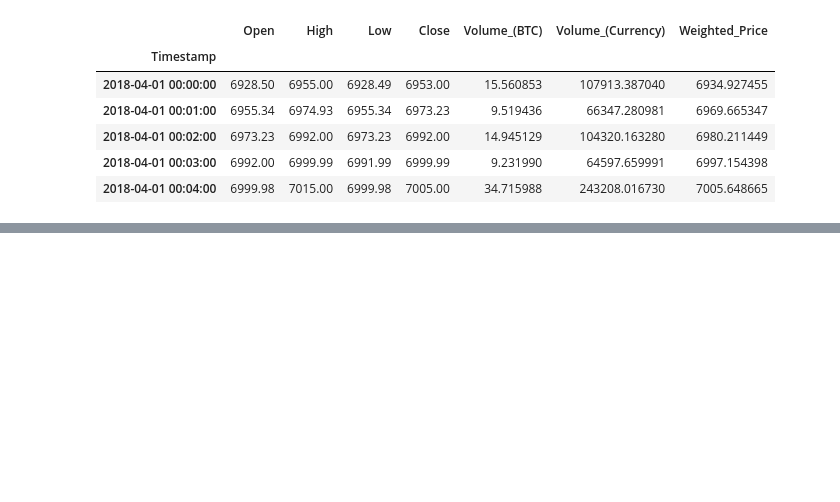
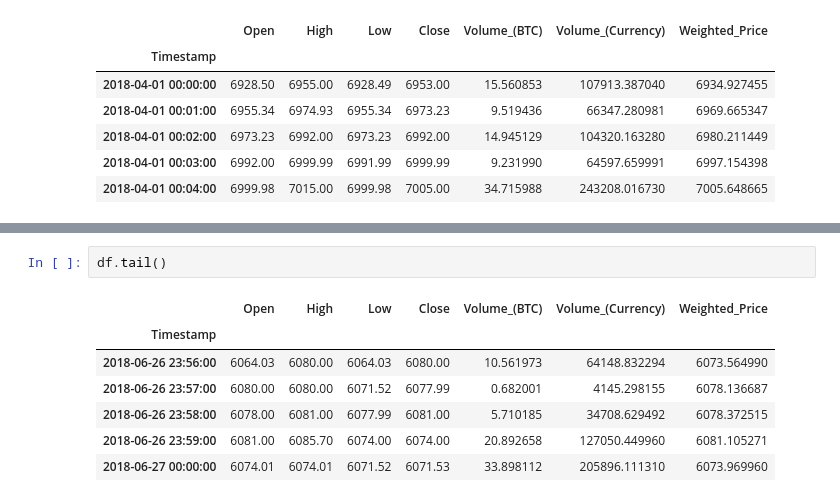
Before and after one commit to themarylin/BTC-vs-Twitter, a Jupyter notebook: Bitcoin Historical.ipynb, the cells around one changed output, grey strips where cells are left out. Cells and saved outputs as stored; diff of their text form; blank space fills up the shorter version.

```diff
--- a/Bitcoin Historical.ipynb
+++ b/Bitcoin Historical.ipynb
@@ -75,3 +75,13 @@ plt.savefig('Output/btc_apr_jun_2018.png')
 # %% [output]
 [interactive output not drawn]
 [interactive output not drawn]
+# %%
+df.tail()
+# %% [output]
+|  | Open | High | Low | Close | Volume_(BTC) | Volume_(Currency) | Weighted_Price |
+| Timestamp |  |  |  |  |  |  |  |
+| 2018-06-26 23:56:00 | 6064.03 | 6080.00 | 6064.03 | 6080.00 | 10.561973 | 64148.832294 | 6073.564990 |
+| 2018-06-26 23:57:00 | 6080.00 | 6080.00 | 6071.52 | 6077.99 | 0.682001 | 4145.298155 | 6078.136687 |
+| 2018-06-26 23:58:00 | 6078.00 | 6081.00 | 6077.99 | 6081.00 | 5.710185 | 34708.629492 | 6078.372515 |
+| 2018-06-26 23:59:00 | 6081.00 | 6085.70 | 6074.00 | 6074.00 | 20.892658 | 127050.449960 | 6081.105271 |
+| 2018-06-27 00:00:00 | 6074.01 | 6074.01 | 6071.52 | 6071.53 | 33.898112 | 205896.111310 | 6073.969960 |
```
Also changed, not shown: 2 other files.
